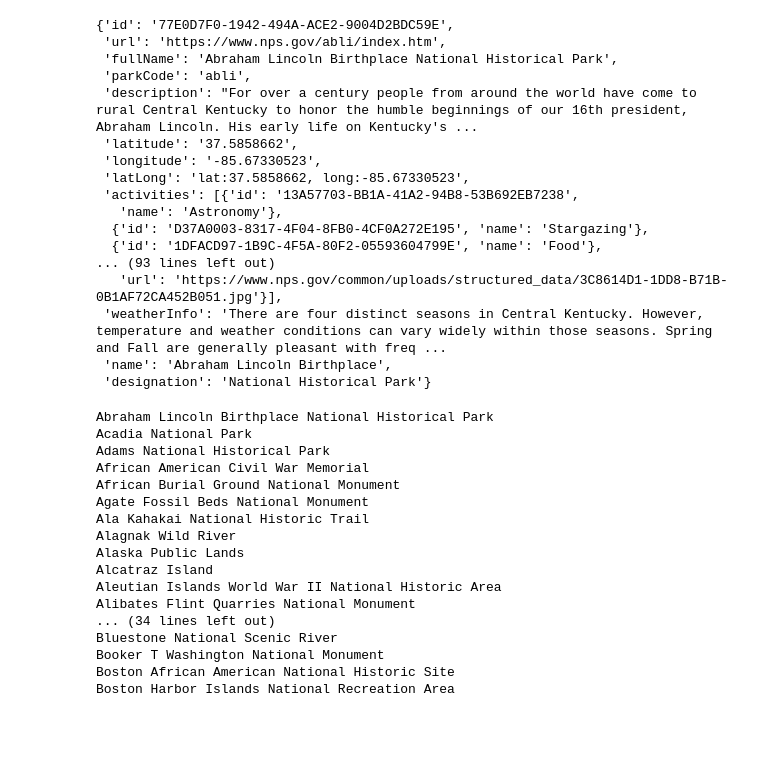
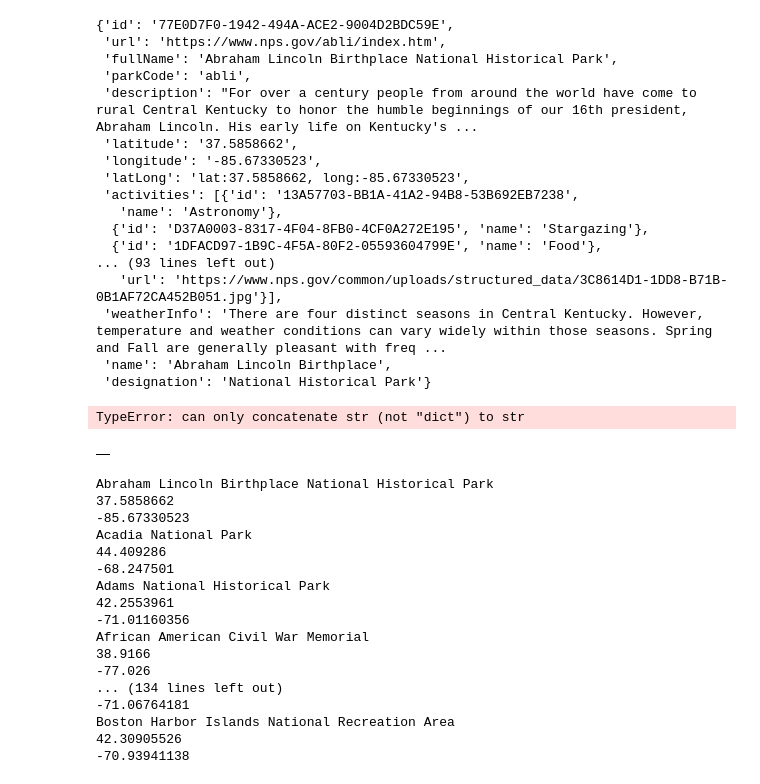
Before and after one commit to mthalken/national_parks, a Jupyter notebook: pulling_data.ipynb, the cells around one changed output. Saved outputs shown, nothing was run; the diff lists cells and outputs as text; code cells hidden in the pictures; blank space fills up the shorter version.

```diff
--- a/pulling_data.ipynb
+++ b/pulling_data.ipynb
@@ -50,25 +108,44 @@ data
  'weatherInfo': 'There are four distinct seasons in Central Kentucky. However, temperature and weather conditions can vary widely within those seasons. Spring and Fall are generally pleasant with freq ...
  'name': 'Abraham Lincoln Birthplace',
  'designation': 'National Historical Park'}
+# %%
+# data = ['fullName', 'latitude', 'longitude', 'activities', 'url']
+
+data_list = []
+
+for x in json['data']:
+    json_data = requests.get(url + x).json()
+#     if 'error' not in json_data:
+#         data_list.append([json_data['name'], json_data['lat'], json_data['long'], json_data['activities'], json_data['url']])
+    print(json_data)
+# parks_df = pd.DataFrame(data_list)
+# %% [output]
+TypeError: can only concatenate str (not "dict") to str
+# %%
+parks_df
+# %% [output]
+|  |
 # %%
 # print out a list of all the parks
 for x in parks_data['data']:
     print(x['fullName'])
+    print(x['latitude'])
+    print(x['longitude'])
 # %% [output]
 Abraham Lincoln Birthplace National Historical Park
+37.5858662
+-85.67330523
 Acadia National Park
+44.409286
+-68.247501
 Adams National Historical Park
+42.2553961
+-71.01160356
 African American Civil War Memorial
-African Burial Ground National Monument
-Agate Fossil Beds National Monument
-Ala Kahakai National Historic Trail
-Alagnak Wild River
-Alaska Public Lands
-Alcatraz Island
-Aleutian Islands World War II National Historic Area
-Alibates Flint Quarries National Monument
-... (34 lines left out)
-Bluestone National Scenic River
-Booker T Washington National Monument
-Boston African American National Historic Site
+38.9166
+-77.026
+... (134 lines left out)
+-71.06764181
 Boston Harbor Islands National Recreation Area
+42.30905526
+-70.93941138
```
Also changed, not shown: parts of 6 cells of this notebook.
